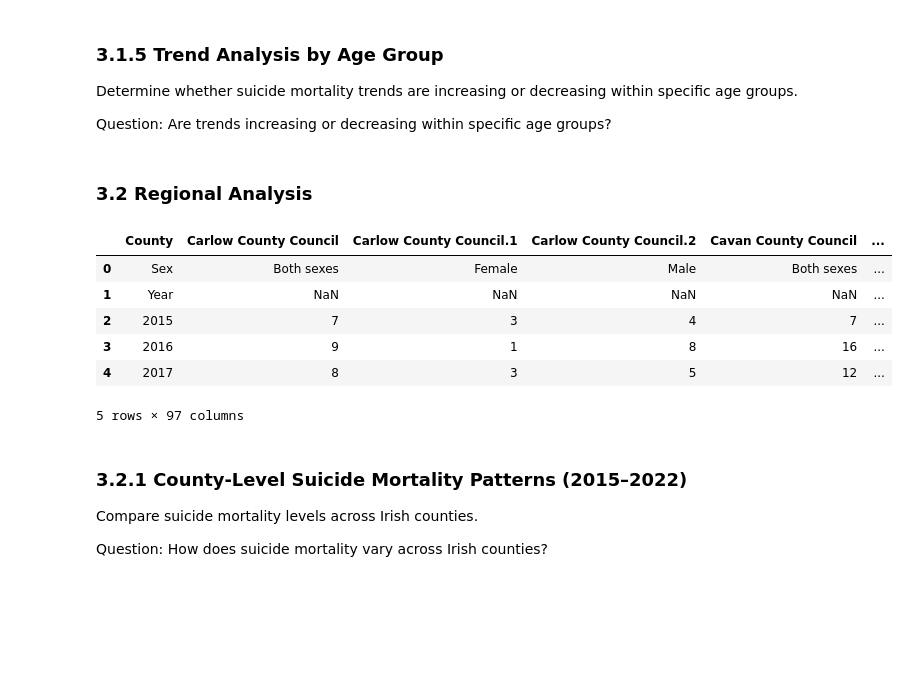
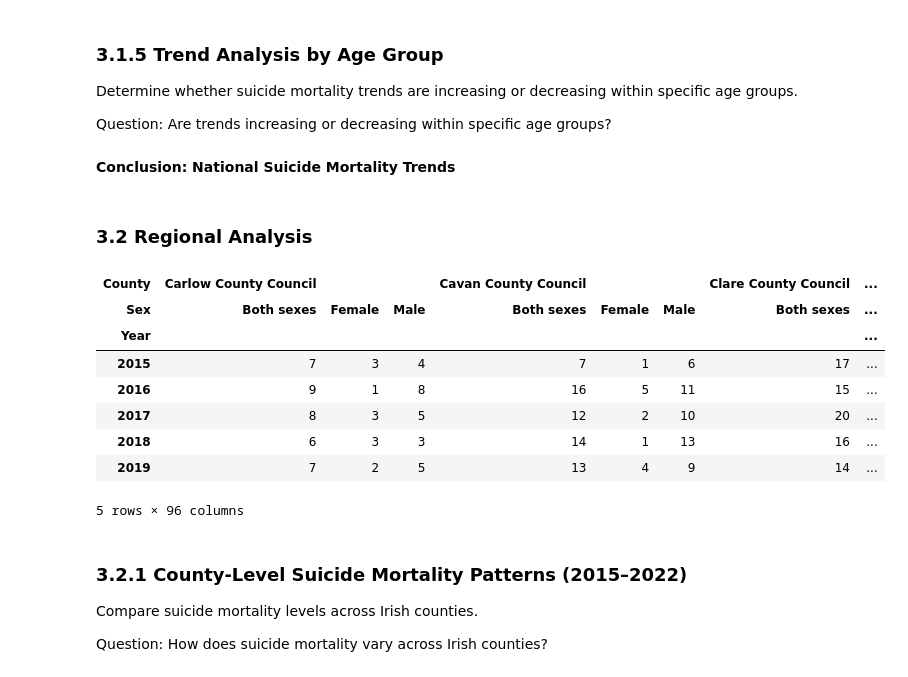
Before and after one commit to NibnabCodes/pfda_project, a Jupyter notebook: analysis.ipynb, the cells around one changed output. Cells and saved outputs as stored; diff of their text form; code cells hidden in the pictures; blank space fills up the shorter version.

```diff
--- a/analysis.ipynb
+++ b/analysis.ipynb
@@ -924,19 +1053,27 @@ Do age-related suicide patterns vary between males and females?
 Determine whether suicide mortality trends are increasing or decreasing within specific age groups.
 
 Question: Are trends increasing or decreasing within specific age groups?
+# %% [markdown]
+**Conclusion: National Suicide Mortality Trends**
 # %% [markdown]
 ### **3.2 Regional Analysis**
 # %%
-irish_regional_mortality = pd.read_csv('./data/irish_county_deaths_pivot.csv')
+irish_regional_mortality = pd.read_csv('./data/irish_county_deaths_pivot.csv',
+    header=[0,1],
+    index_col=0
+)
+
 irish_regional_mortality.head(5)
 # %% [output]
-|  | County | Carlow County Council | Carlow County Council.1 | Carlow County Council.2 | Cavan County Council | ... |
-| 0 | Sex | Both sexes | Female | Male | Both sexes | ... |
-| 1 | Year | NaN | NaN | NaN | NaN | ... |
-| 2 | 2015 | 7 | 3 | 4 | 7 | ... |
-| 3 | 2016 | 9 | 1 | 8 | 16 | ... |
-| 4 | 2017 | 8 | 3 | 5 | 12 | ... |
+| County | Carlow County Council |  |  | Cavan County Council |  |  | Clare County Council | ... |
+| Sex | Both sexes | Female | Male | Both sexes | Female | Male | Both sexes | ... |
+| Year |  |  |  |  |  |  |  | ... |
+| 2015 | 7 | 3 | 4 | 7 | 1 | 6 | 17 | ... |
+| 2016 | 9 | 1 | 8 | 16 | 5 | 11 | 15 | ... |
+| 2017 | 8 | 3 | 5 | 12 | 2 | 10 | 20 | ... |
+| 2018 | 6 | 3 | 3 | 14 | 1 | 13 | 16 | ... |
+| 2019 | 7 | 2 | 5 | 13 | 4 | 9 | 14 | ... |
-5 rows × 97 columns
+5 rows × 96 columns
 # %% [markdown]
 ### **3.2.1 County-Level Suicide Mortality Patterns (2015–2022)**
 
```
Also changed, not shown: parts of 12 cells of this notebook.
